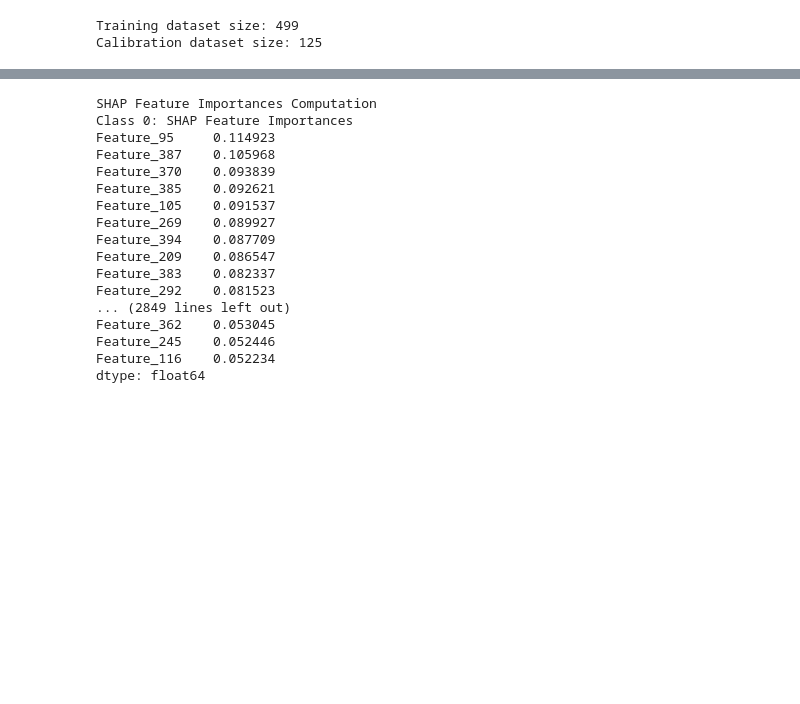
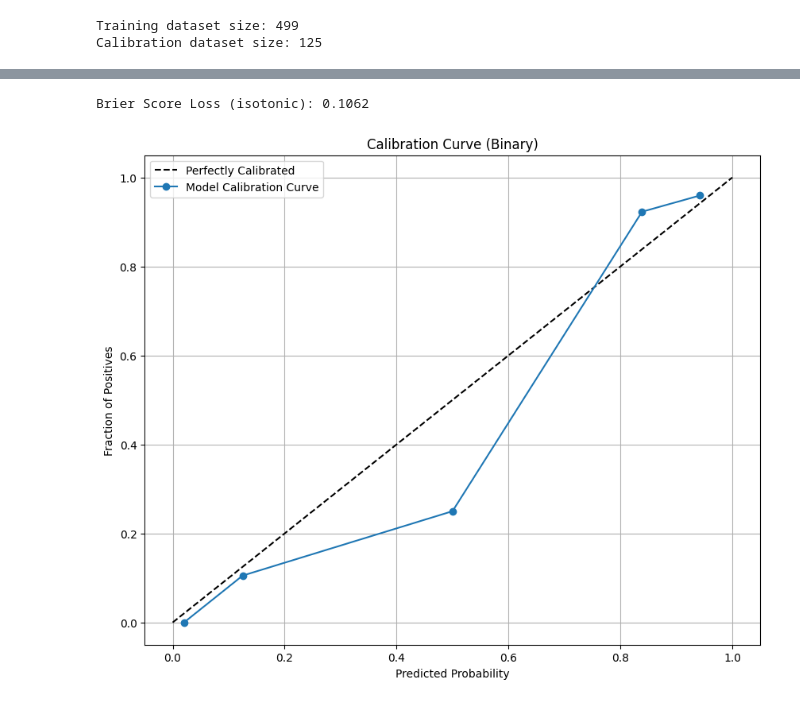
Before and after one commit to pstnmz/UQ_toolbox, a Jupyter notebook: medMNIST/UQ_test_metrics.ipynb, the cells around one changed output, grey strips where cells are left out. Saved outputs shown, nothing was run; the diff lists cells and outputs as text; code cells hidden in the pictures; blank space fills up the shorter version.

```diff
--- a/medMNIST/UQ_test_metrics.ipynb
+++ b/medMNIST/UQ_test_metrics.ipynb
@@ -368,3 +453,8 @@ Brier Score Loss (platt): 0.0857
+# %%
+MSR_scaled = computeMSR(y_prob, y_true, task_type, calibration_needed=True, display_calibration_curve=True, method_calibration='isotonic', y_scores_calibration=y_scores_calibration, y_true_calibration=y_true_calibration)
+# %% [output]
+Brier Score Loss (isotonic): 0.1062
+[figure, added]
 # %%
 class ClassifierHeadWrapper(nn.Module):
     def __init__(self, model):
@@ -398,26 +509,3 @@ class ClassifierHeadWrapper(nn.Module):
 # Load the SHAP results from the pickle file
 with open('shap_results_calibration.pkl', 'rb') as file:
     shap_results_calibration = pkl.load(file)
-# %%
-mean_shap_importances = []
-for fold, shap_values in enumerate(shap_results_calibration['shap_values_folds']):
-    mean_shap_fold = uq.compute_mean_shap_values(shap_values, fold, 50)
-    mean_shap_importances.append(mean_shap_fold)
-# %% [output]
-SHAP Feature Importances Computation
-Class 0: SHAP Feature Importances
-Feature_95     0.114923
-Feature_387    0.105968
-Feature_370    0.093839
-Feature_385    0.092621
-Feature_105    0.091537
-Feature_269    0.089927
-Feature_394    0.087709
-Feature_209    0.086547
-Feature_383    0.082337
-Feature_292    0.081523
-... (2849 lines left out)
-Feature_362    0.053045
-Feature_245    0.052446
-Feature_116    0.052234
-dtype: float64
```
Also changed, not shown: parts of 69 cells of this notebook, 2 other files.
